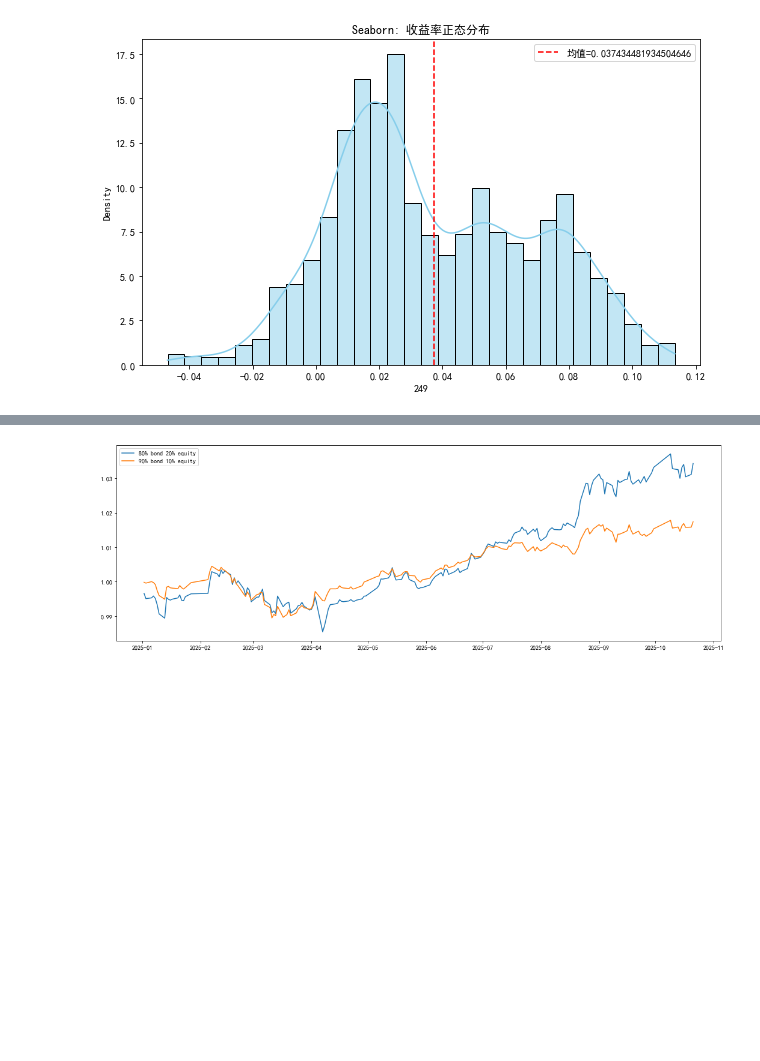
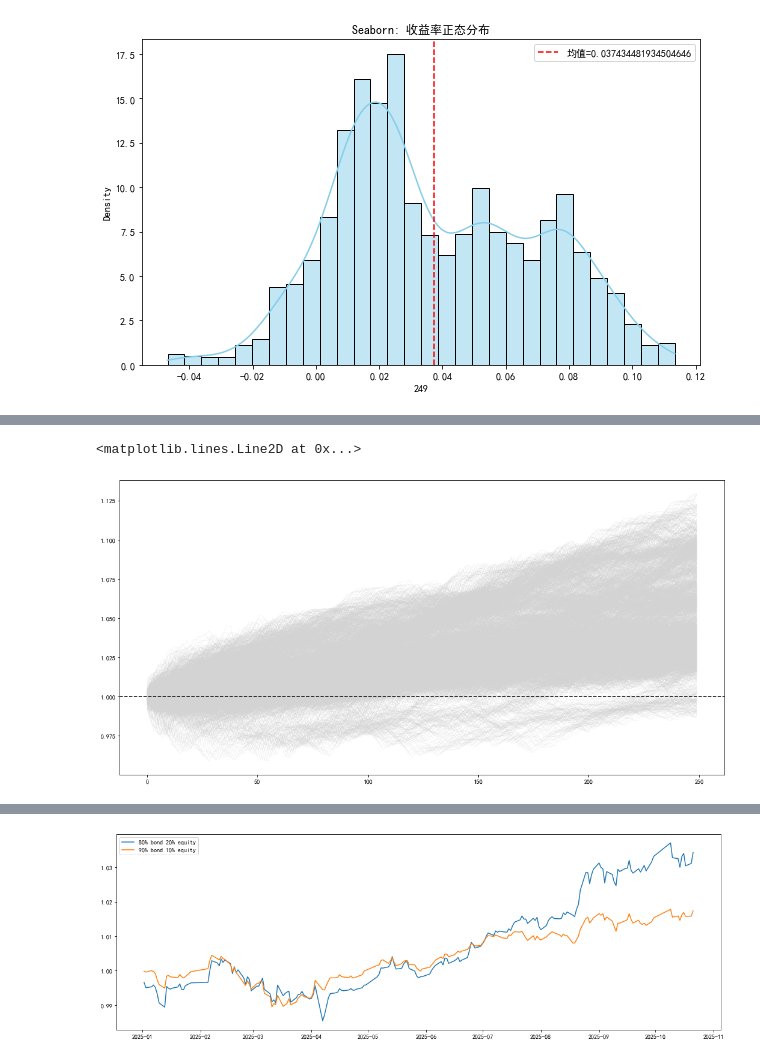
Before and after one commit to nurhachar-sibei/-----, a Jupyter notebook: 低利率时代投资研究.ipynb, the cells around one changed output, grey strips where cells are left out. Cells and saved outputs as stored; diff of their text form; code cells hidden in the pictures; blank space fills up the shorter version.

```diff
--- a/低利率时代投资研究.ipynb
+++ b/低利率时代投资研究.ipynb
@@ -165,0 +278,7 @@ plt.show()
+# %%
+plt.figure(figsize=(18,9))
+plt.plot(pv_rolling,color='lightgrey',linewidth=0.2)
+plt.axhline(1,color='k',linestyle='--')
+# %% [output]
+<matplotlib.lines.Line2D at 0x...>
+[figure, added]
```
Also changed, not shown: parts of 37 cells of this notebook, 1 other file.
